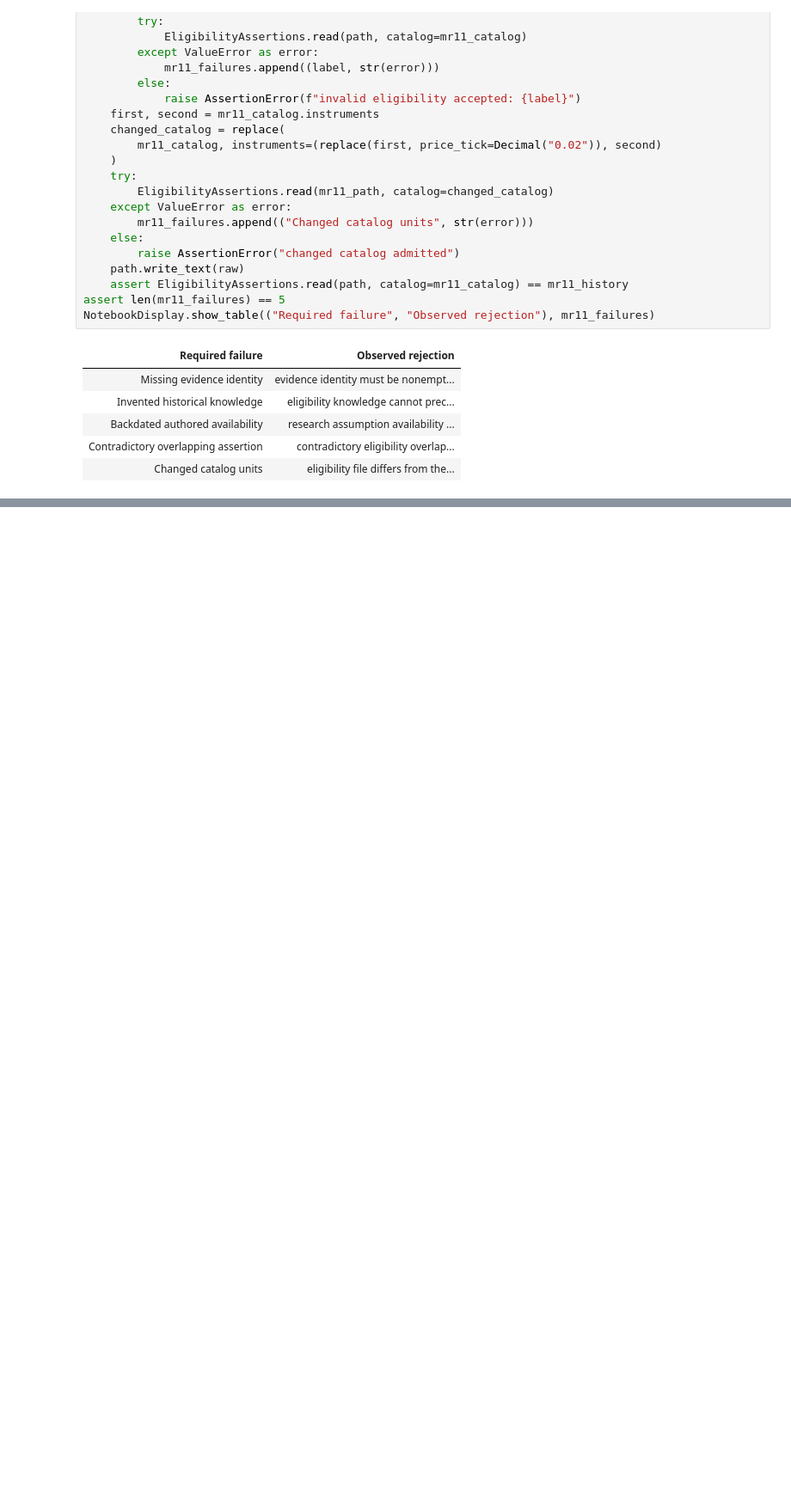
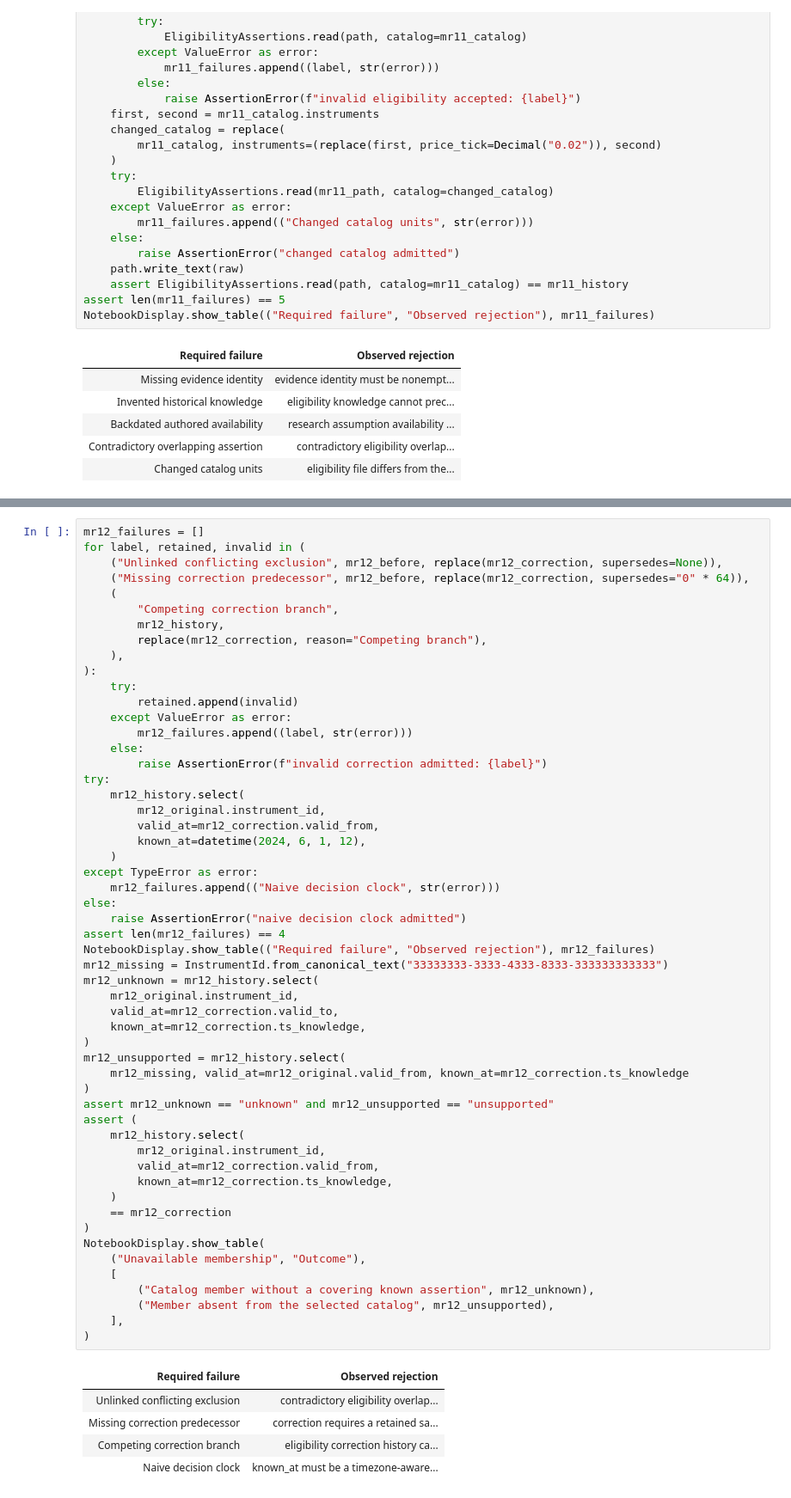
Before and after one commit to lixuanguang/alpha-research-lab-private, a Jupyter notebook: examples/research-foundations.ipynb, the cells around one changed output, grey strips where cells are left out. Shown at 86% size. Drawn from its saved outputs; the diff is of its cells as text; blank space fills up the shorter version.

```diff
--- a/examples/research-foundations.ipynb
+++ b/examples/research-foundations.ipynb
@@ -1167,0 +1285,60 @@ membership and append-only corrections; it is not implemented here.
+# %%
+mr12_failures = []
+for label, retained, invalid in (
+    ("Unlinked conflicting exclusion", mr12_before, replace(mr12_correction, supersedes=None)),
+    ("Missing correction predecessor", mr12_before, replace(mr12_correction, supersedes="0" * 64)),
+    (
+        "Competing correction branch",
+        mr12_history,
+        replace(mr12_correction, reason="Competing branch"),
+    ),
+):
+    try:
+        retained.append(invalid)
+    except ValueError as error:
+        mr12_failures.append((label, str(error)))
+    else:
+        raise AssertionError(f"invalid correction admitted: {label}")
+try:
+    mr12_history.select(
+        mr12_original.instrument_id,
+        valid_at=mr12_correction.valid_from,
+        known_at=datetime(2024, 6, 1, 12),
+    )
+except TypeError as error:
+    mr12_failures.append(("Naive decision clock", str(error)))
+else:
+    raise AssertionError("naive decision clock admitted")
+assert len(mr12_failures) == 4
+NotebookDisplay.show_table(("Required failure", "Observed rejection"), mr12_failures)
+mr12_missing = InstrumentId.from_canonical_text("33333333-3333-4333-8333-333333333333")
+mr12_unknown = mr12_history.select(
+    mr12_original.instrument_id,
+    valid_at=mr12_correction.valid_to,
+    known_at=mr12_correction.ts_knowledge,
+)
+mr12_unsupported = mr12_history.select(
+    mr12_missing, valid_at=mr12_original.valid_from, known_at=mr12_correction.ts_knowledge
+)
+assert mr12_unknown == "unknown" and mr12_unsupported == "unsupported"
+assert (
+    mr12_history.select(
+        mr12_original.instrument_id,
+        valid_at=mr12_correction.valid_from,
+        known_at=mr12_correction.ts_knowledge,
+    )
+    == mr12_correction
+)
+NotebookDisplay.show_table(
+    ("Unavailable membership", "Outcome"),
+    [
+        ("Catalog member without a covering known assertion", mr12_unknown),
+        ("Member absent from the selected catalog", mr12_unsupported),
+    ],
+)
+# %% [output]
+| Required failure | Observed rejection |
+| Unlinked conflicting exclusion | contradictory eligibility overlap... |
+| Missing correction predecessor | correction requires a retained sa... |
+| Competing correction branch | eligibility correction history ca... |
+| Naive decision clock | known_at must be a timezone-aware... |
```
Also changed, not shown: parts of 10 cells of this notebook, 4 other files.
